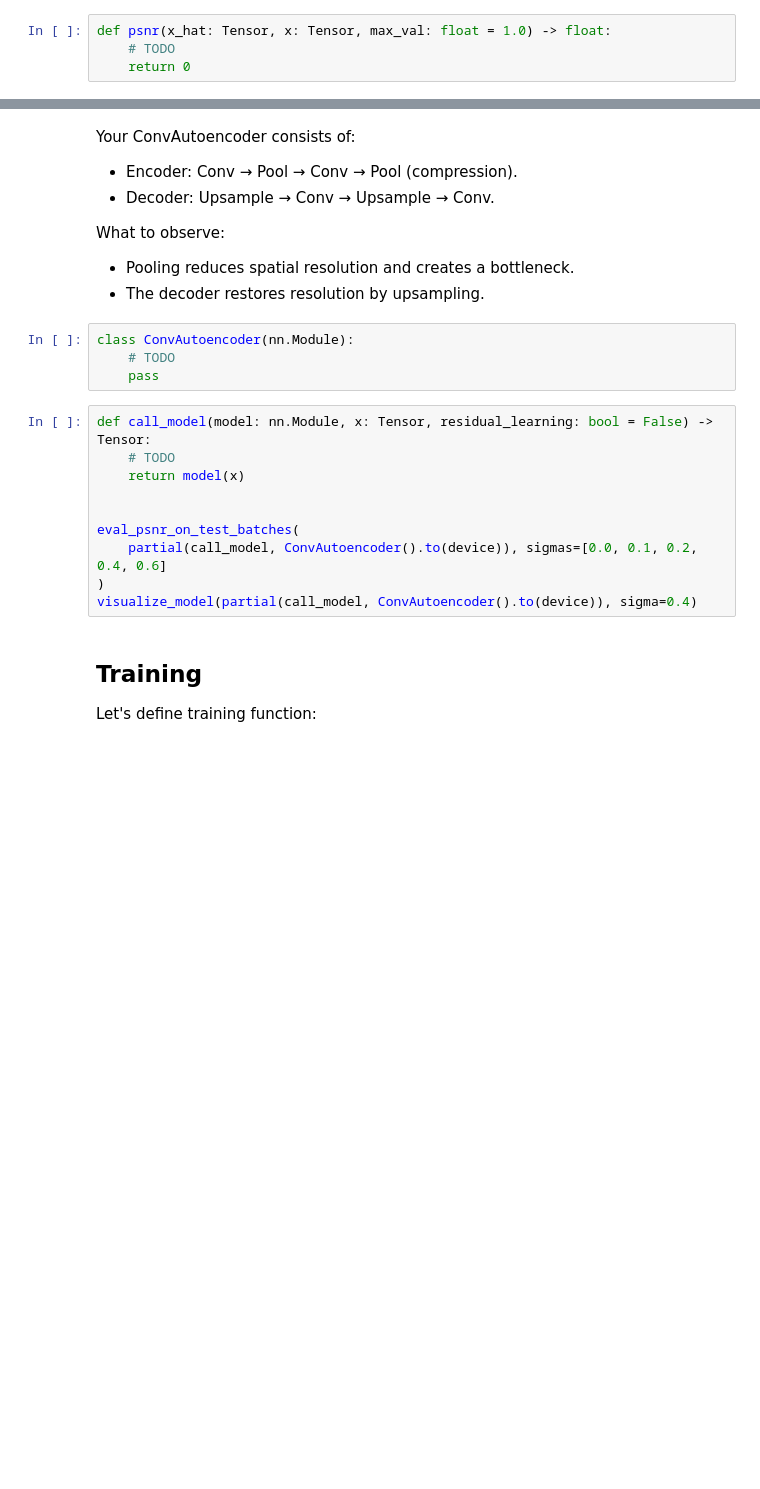
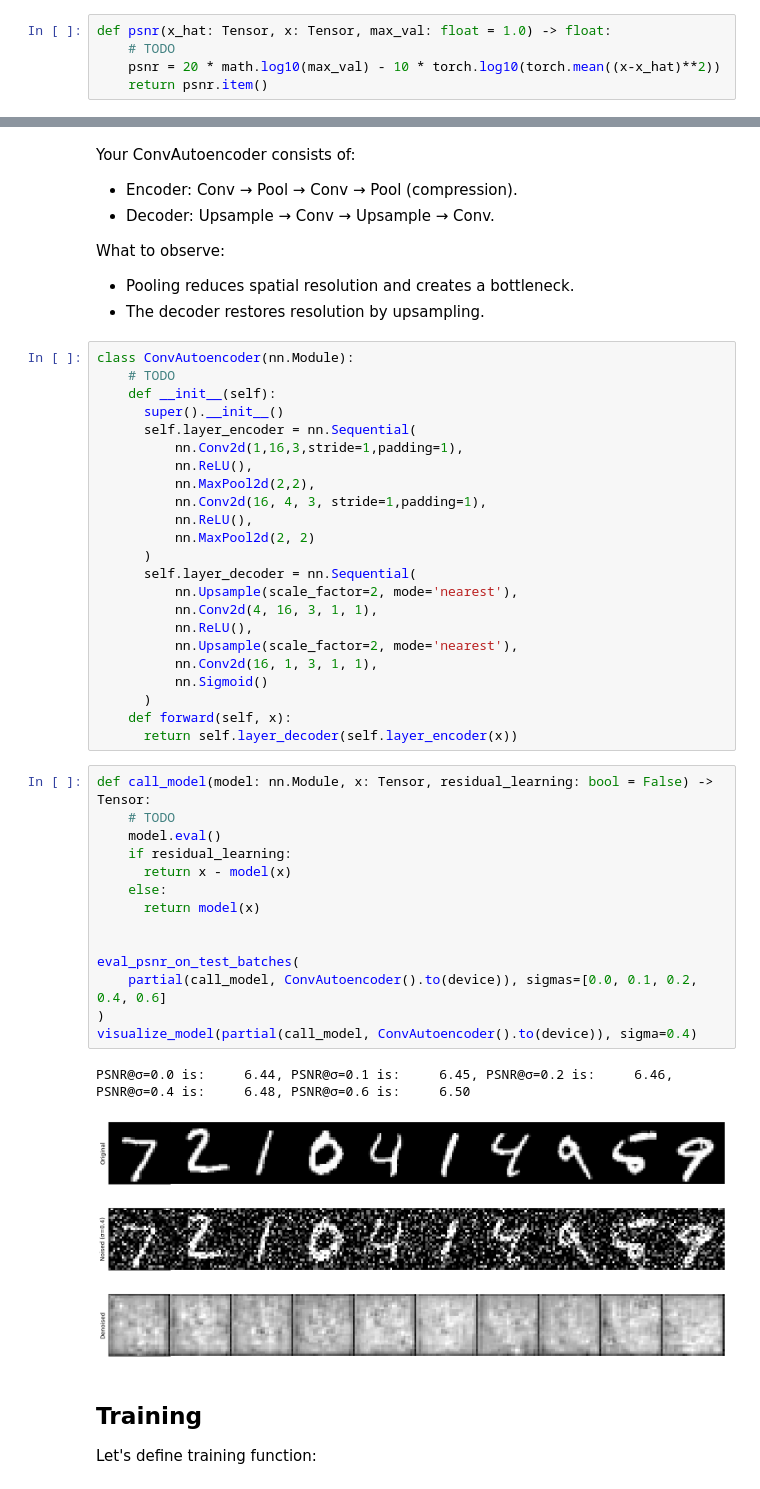
Before and after one commit to MichalSlowakiewicz/Visual-Recognition, a Jupyter notebook: LAB_2_1.ipynb, the cells around one changed output, grey strips where cells are left out. Drawn from its saved outputs; the diff is of its cells as text; blank space fills up the shorter version.

```diff
--- a/LAB_2_1.ipynb
+++ b/LAB_2_1.ipynb
@@ -130,7 +149,8 @@ Let's define Peak Signal-to-Noise Ratio (PSNR), a quality metric derived from th
 # %%
 def psnr(x_hat: Tensor, x: Tensor, max_val: float = 1.0) -> float:
     # TODO
-    return 0
+    psnr = 20 * math.log10(max_val) - 10 * torch.log10(torch.mean((x-x_hat)**2))
+    return psnr.item()
 # %% [markdown]
 Let's define function eval_psnr_on_test_batches that tests a model across given noise levels by denoising noisy test images (optionally using residual subtraction) and printing the average PSNR for the noisy input, a box-blur baseline, and the model output against the clean images.
 # %%
@@ -178,20 +203,48 @@ Your ConvAutoencoder consists of:
 What to observe:
 - Pooling reduces spatial resolution and creates a bottleneck.
 - The decoder restores resolution by upsampling.
-# %%
-class ConvAutoencoder(nn.Module):
-    # TODO
-    pass
+# %%
+class ConvAutoencoder(nn.Module):
+    # TODO
+    def __init__(self):
+      super().__init__()
+      self.layer_encoder = nn.Sequential(
+          nn.Conv2d(1,16,3,stride=1,padding=1),
+          nn.ReLU(),
+          nn.MaxPool2d(2,2),
+          nn.Conv2d(16, 4, 3, stride=1,padding=1),
+          nn.ReLU(),
+          nn.MaxPool2d(2, 2)
+      )
+      self.layer_decoder = nn.Sequential(
+          nn.Upsample(scale_factor=2, mode='nearest'),
+          nn.Conv2d(4, 16, 3, 1, 1),
+          nn.ReLU(),
+          nn.Upsample(scale_factor=2, mode='nearest'),
+          nn.Conv2d(16, 1, 3, 1, 1),
+          nn.Sigmoid()
+      )
+    def forward(self, x):
+      return self.layer_decoder(self.layer_encoder(x))
 # %%
 def call_model(model: nn.Module, x: Tensor, residual_learning: bool = False) -> Tensor:
     # TODO
-    return model(x)
+    model.eval()
+    if residual_learning:
+      return x - model(x)
+    else:
+      return model(x)
 
 
 eval_psnr_on_test_batches(
     partial(call_model, ConvAutoencoder().to(device)), sigmas=[0.0, 0.1, 0.2, 0.4, 0.6]
 )
 visualize_model(partial(call_model, ConvAutoencoder().to(device)), sigma=0.4)
+# %% [output]
+PSNR@σ=0.0 is:     6.44, PSNR@σ=0.1 is:     6.45, PSNR@σ=0.2 is:     6.46, PSNR@σ=0.4 is:     6.48, PSNR@σ=0.6 is:     6.50
+[figure, added]
+[figure, added]
+[figure, added]
 # %% [markdown]
 ## Training
 Let's define training function:
```
Also changed, not shown: parts of 11 cells of this notebook.
